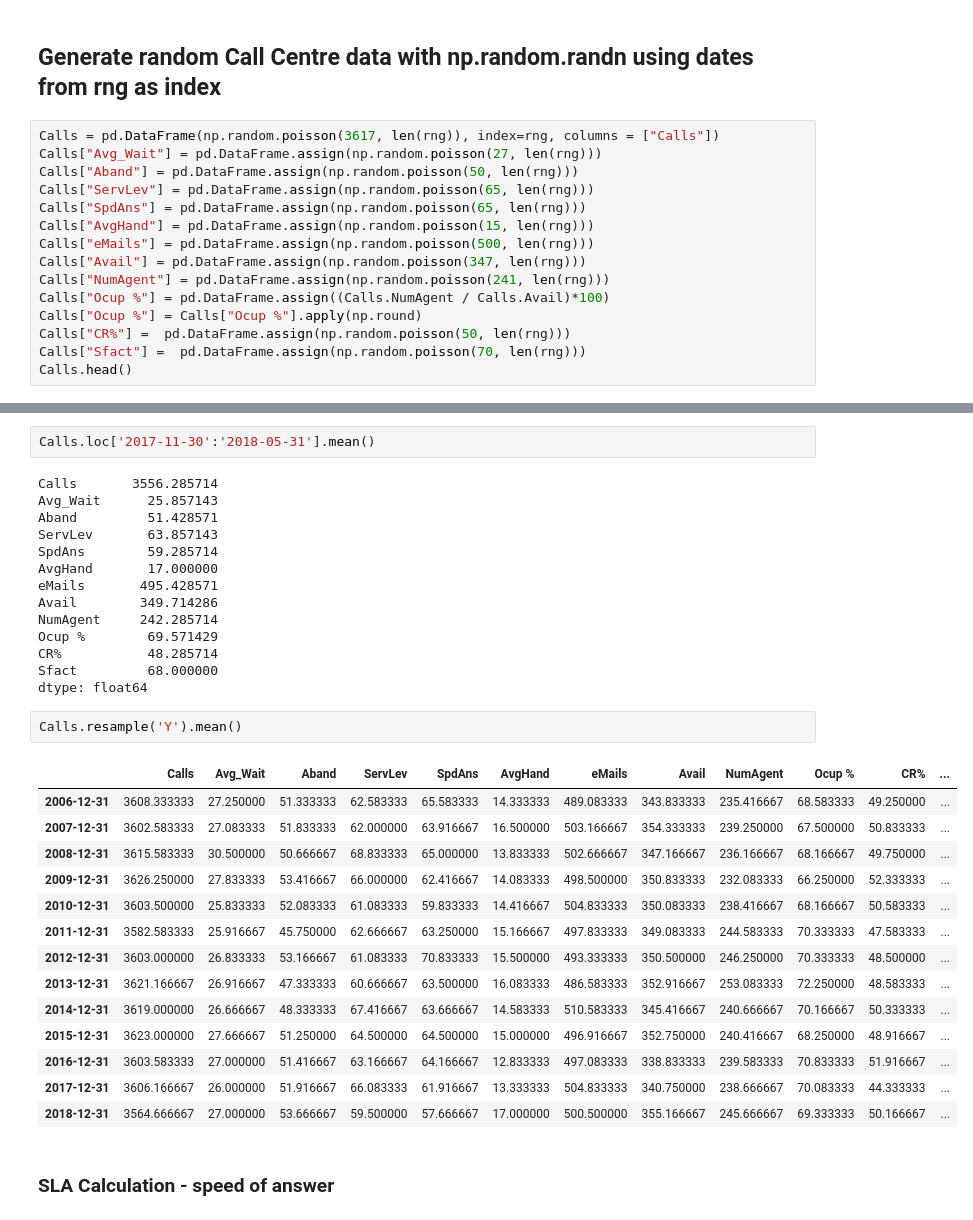
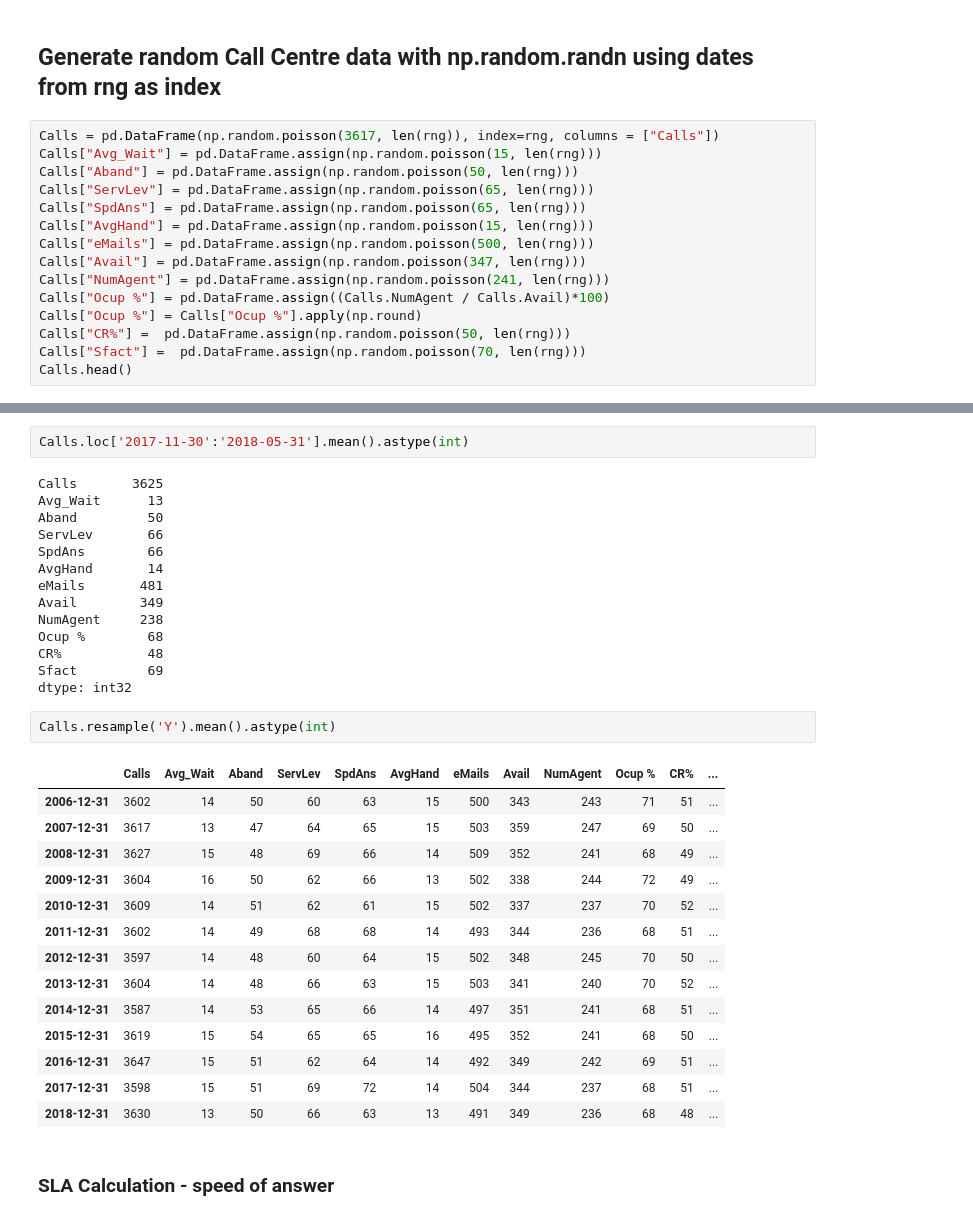
Before and after one commit to eamonnofarrell/Programming_Project, a Jupyter notebook: Prog_Project.ipynb, the cells around one changed output, grey strips where cells are left out. Saved outputs shown, nothing was run; the diff lists cells and outputs as text.

```diff
--- a/Prog_Project.ipynb
+++ b/Prog_Project.ipynb
@@ -64,7 +64,7 @@ DatetimeIndex(['2006-01-31', '2006-02-28', '2006-03-31', '2006-04-30',
 ## Generate random Call Centre data with np.random.randn using dates from rng as index
 # %%
 Calls = pd.DataFrame(np.random.poisson(3617, len(rng)), index=rng, columns = ["Calls"])
-Calls["Avg_Wait"] = pd.DataFrame.assign(np.random.poisson(27, len(rng)))
+Calls["Avg_Wait"] = pd.DataFrame.assign(np.random.poisson(15, len(rng)))
 Calls["Aband"] = pd.DataFrame.assign(np.random.poisson(50, len(rng)))
 Calls["ServLev"] = pd.DataFrame.assign(np.random.poisson(65, len(rng)))
 Calls["SpdAns"] = pd.DataFrame.assign(np.random.poisson(65, len(rng)))
@@ -126,36 +126,36 @@ Calls.loc['2017-11-30':'2018-05-31']
 # %%
-Calls.loc['2017-11-30':'2018-05-31'].mean()
+Calls.loc['2017-11-30':'2018-05-31'].mean().astype(int)
 # %% [output]
-Calls       3556.285714
-Avg_Wait      25.857143
-Aband         51.428571
-ServLev       63.857143
-SpdAns        59.285714
-AvgHand       17.000000
-eMails       495.428571
-Avail        349.714286
-NumAgent     242.285714
-Ocup %        69.571429
-CR%           48.285714
-Sfact         68.000000
-dtype: float64
+Calls       3625
+Avg_Wait      13
+Aband         50
+ServLev       66
+SpdAns        66
+AvgHand       14
+eMails       481
+Avail        349
+NumAgent     238
+Ocup %        68
+CR%           48
+Sfact         69
+dtype: int32
 # %%
-Calls.resample('Y').mean()
+Calls.resample('Y').mean().astype(int)
 # %% [output]
 |  | Calls | Avg_Wait | Aband | ServLev | SpdAns | AvgHand | eMails | Avail | NumAgent | Ocup % | CR% | ... |
-| 2006-12-31 | 3608.333333 | 27.250000 | 51.333333 | 62.583333 | 65.583333 | 14.333333 | 489.083333 | 343.833333 | 235.416667 | 68.583333 | 49.250000 | ... |
-| 2007-12-31 | 3602.583333 | 27.083333 | 51.833333 | 62.000000 | 63.916667 | 16.500000 | 503.166667 | 354.333333 | 239.250000 | 67.500000 | 50.833333 | ... |
-| 2008-12-31 | 3615.583333 | 30.500000 | 50.666667 | 68.833333 | 65.000000 | 13.833333 | 502.666667 | 347.166667 | 236.166667 | 68.166667 | 49.750000 | ... |
-| 2009-12-31 | 3626.250000 | 27.833333 | 53.416667 | 66.000000 | 62.416667 | 14.083333 | 498.500000 | 350.833333 | 232.083333 | 66.250000 | 52.333333 | ... |
-| 2010-12-31 | 3603.500000 | 25.833333 | 52.083333 | 61.083333 | 59.833333 | 14.416667 | 504.833333 | 350.083333 | 238.416667 | 68.166667 | 50.583333 | ... |
-| 2011-12-31 | 3582.583333 | 25.916667 | 45.750000 | 62.666667 | 63.250000 | 15.166667 | 497.833333 | 349.083333 | 244.583333 | 70.333333 | 47.583333 | ... |
-| 2012-12-31 | 3603.000000 | 26.833333 | 53.166667 | 61.083333 | 70.833333 | 15.500000 | 493.333333 | 350.500000 | 246.250000 | 70.333333 | 48.500000 | ... |
-| 2013-12-31 | 3621.166667 | 26.916667 | 47.333333 | 60.666667 | 63.500000 | 16.083333 | 486.583333 | 352.916667 | 253.083333 | 72.250000 | 48.583333 | ... |
-| 2014-12-31 | 3619.000000 | 26.666667 | 48.333333 | 67.416667 | 63.666667 | 14.583333 | 510.583333 | 345.416667 | 240.666667 | 70.166667 | 50.333333 | ... |
-| 2015-12-31 | 3623.000000 | 27.666667 | 51.250000 | 64.500000 | 64.500000 | 15.000000 | 496.916667 | 352.750000 | 240.416667 | 68.250000 | 48.916667 | ... |
-| 2016-12-31 | 3603.583333 | 27.000000 | 51.416667 | 63.166667 | 64.166667 | 12.833333 | 497.083333 | 338.833333 | 239.583333 | 70.833333 | 51.916667 | ... |
-| 2017-12-31 | 3606.166667 | 26.000000 | 51.916667 | 66.083333 | 61.916667 | 13.333333 | 504.833333 | 340.750000 | 238.666667 | 70.083333 | 44.333333 | ... |
-| 2018-12-31 | 3564.666667 | 27.000000 | 53.666667 | 59.500000 | 57.666667 | 17.000000 | 500.500000 | 355.166667 | 245.666667 | 69.333333 | 50.166667 | ... |
+| 2006-12-31 | 3602 | 14 | 50 | 60 | 63 | 15 | 500 | 343 | 243 | 71 | 51 | ... |
+| 2007-12-31 | 3617 | 13 | 47 | 64 | 65 | 15 | 503 | 359 | 247 | 69 | 50 | ... |
+| 2008-12-31 | 3627 | 15 | 48 | 69 | 66 | 14 | 509 | 352 | 241 | 68 | 49 | ... |
+| 2009-12-31 | 3604 | 16 | 50 | 62 | 66 | 13 | 502 | 338 | 244 | 72 | 49 | ... |
+| 2010-12-31 | 3609 | 14 | 51 | 62 | 61 | 15 | 502 | 337 | 237 | 70 | 52 | ... |
+| 2011-12-31 | 3602 | 14 | 49 | 68 | 68 | 14 | 493 | 344 | 236 | 68 | 51 | ... |
+| 2012-12-31 | 3597 | 14 | 48 | 60 | 64 | 15 | 502 | 348 | 245 | 70 | 50 | ... |
+| 2013-12-31 | 3604 | 14 | 48 | 66 | 63 | 15 | 503 | 341 | 240 | 70 | 52 | ... |
+| 2014-12-31 | 3587 | 14 | 53 | 65 | 66 | 14 | 497 | 351 | 241 | 68 | 51 | ... |
+| 2015-12-31 | 3619 | 15 | 54 | 65 | 65 | 16 | 495 | 352 | 241 | 68 | 50 | ... |
+| 2016-12-31 | 3647 | 15 | 51 | 62 | 64 | 14 | 492 | 349 | 242 | 69 | 51 | ... |
+| 2017-12-31 | 3598 | 15 | 51 | 69 | 72 | 14 | 504 | 344 | 237 | 68 | 51 | ... |
+| 2018-12-31 | 3630 | 13 | 50 | 66 | 63 | 13 | 491 | 349 | 236 | 68 | 48 | ... |
 # %% [markdown]
 ### SLA Calculation - speed of answer
 # %%
```
Also changed, not shown: parts of 25 cells of this notebook.
